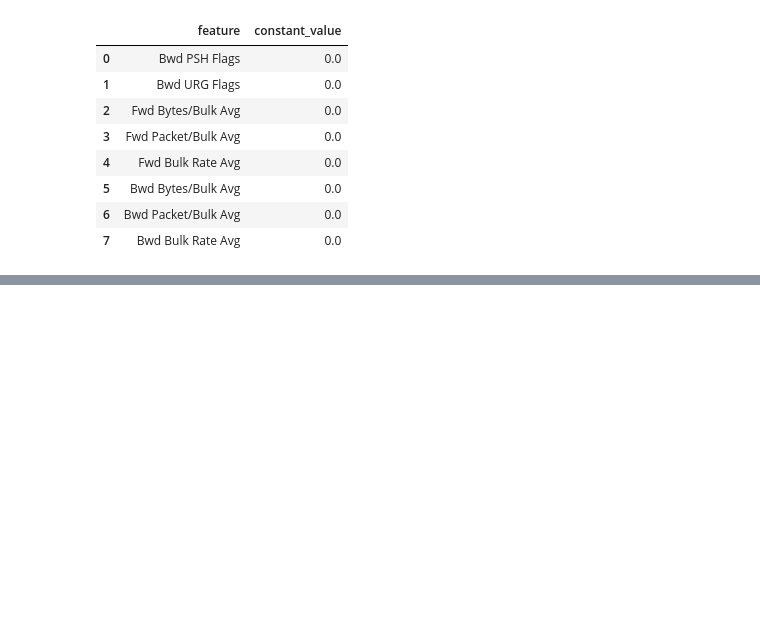
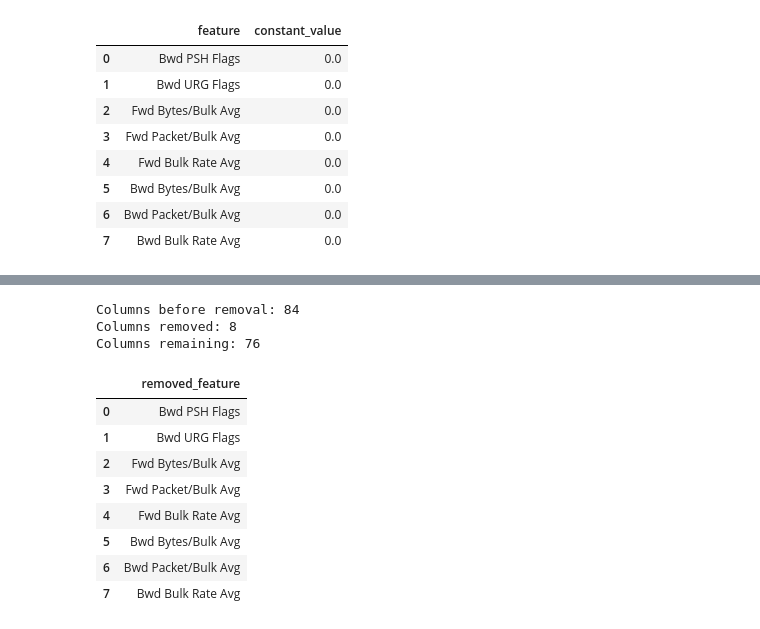
Before and after one commit to Adam-Zouari/DoS-Intrusion-Detection-System, a Jupyter notebook: ml/notebooks/01_data_exploration.ipynb, the cells around one changed output, grey strips where cells are left out. Saved outputs shown, nothing was run; the diff lists cells and outputs as text; code cells hidden in the pictures; blank space fills up the shorter version.

```diff
--- a/ml/notebooks/01_data_exploration.ipynb
+++ b/ml/notebooks/01_data_exploration.ipynb
@@ -759,0 +854,40 @@ display(redundancy_summary)
+# %%
+constant_features_to_drop = [
+    "Bwd PSH Flags",
+    "Bwd URG Flags",
+    "Fwd Bytes/Bulk Avg",
+    "Fwd Packet/Bulk Avg",
+    "Fwd Bulk Rate Avg",
+    "Bwd Bytes/Bulk Avg",
+    "Bwd Packet/Bulk Avg",
+    "Bwd Bulk Rate Avg",
+]
+
+features_to_drop = constant_features_to_drop
+missing_features = [
+    feature for feature in features_to_drop if feature not in df_valid.columns
+]
+
+if missing_features:
+    raise KeyError(f"Expected features are missing: {missing_features}")
+
+columns_before_removal = df_valid.shape[1]
+df_valid.drop(columns=features_to_drop, inplace=True)
+
+print(f"Columns before removal: {columns_before_removal}")
+print(f"Columns removed: {len(features_to_drop)}")
+print(f"Columns remaining: {df_valid.shape[1]}")
+display(pd.Series(features_to_drop, name="removed_feature").to_frame())
+# %% [output]
+Columns before removal: 84
+Columns removed: 8
+Columns remaining: 76
+|  | removed_feature |
+| 0 | Bwd PSH Flags |
+| 1 | Bwd URG Flags |
+| 2 | Fwd Bytes/Bulk Avg |
+| 3 | Fwd Packet/Bulk Avg |
+| 4 | Fwd Bulk Rate Avg |
+| 5 | Bwd Bytes/Bulk Avg |
+| 6 | Bwd Packet/Bulk Avg |
+| 7 | Bwd Bulk Rate Avg |
```
Also changed, not shown: parts of 14 cells of this notebook, 1 other file.
